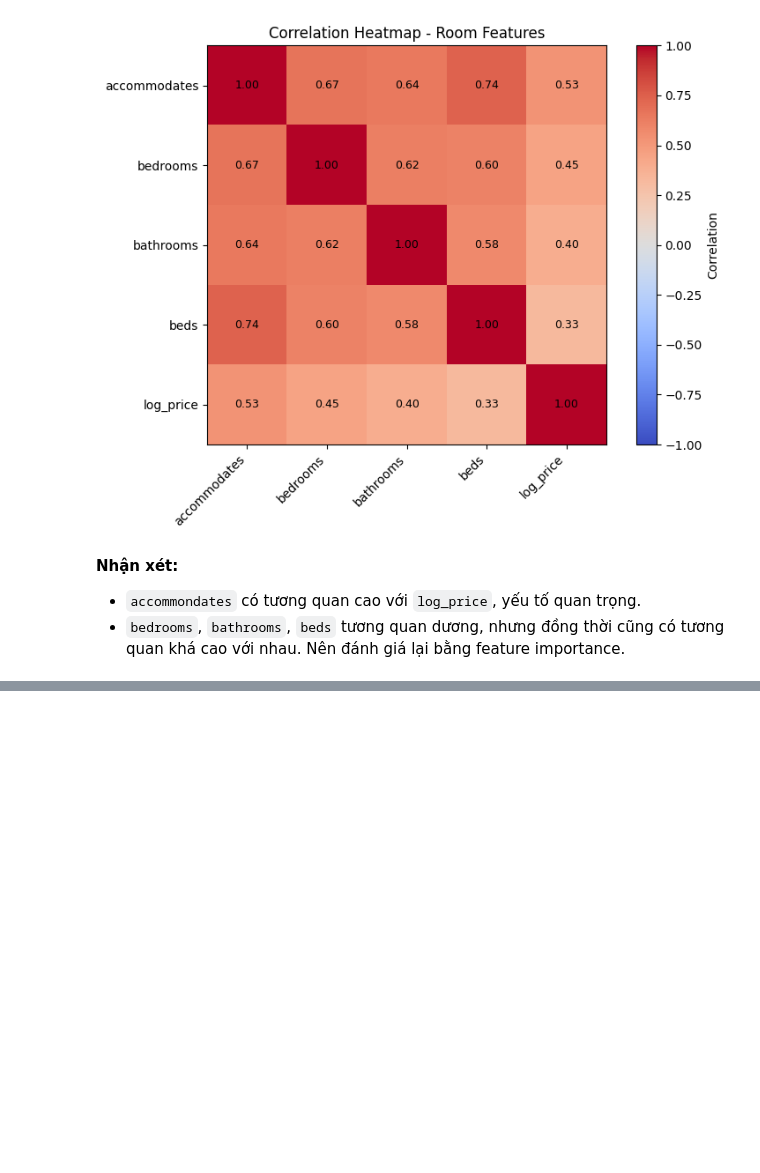
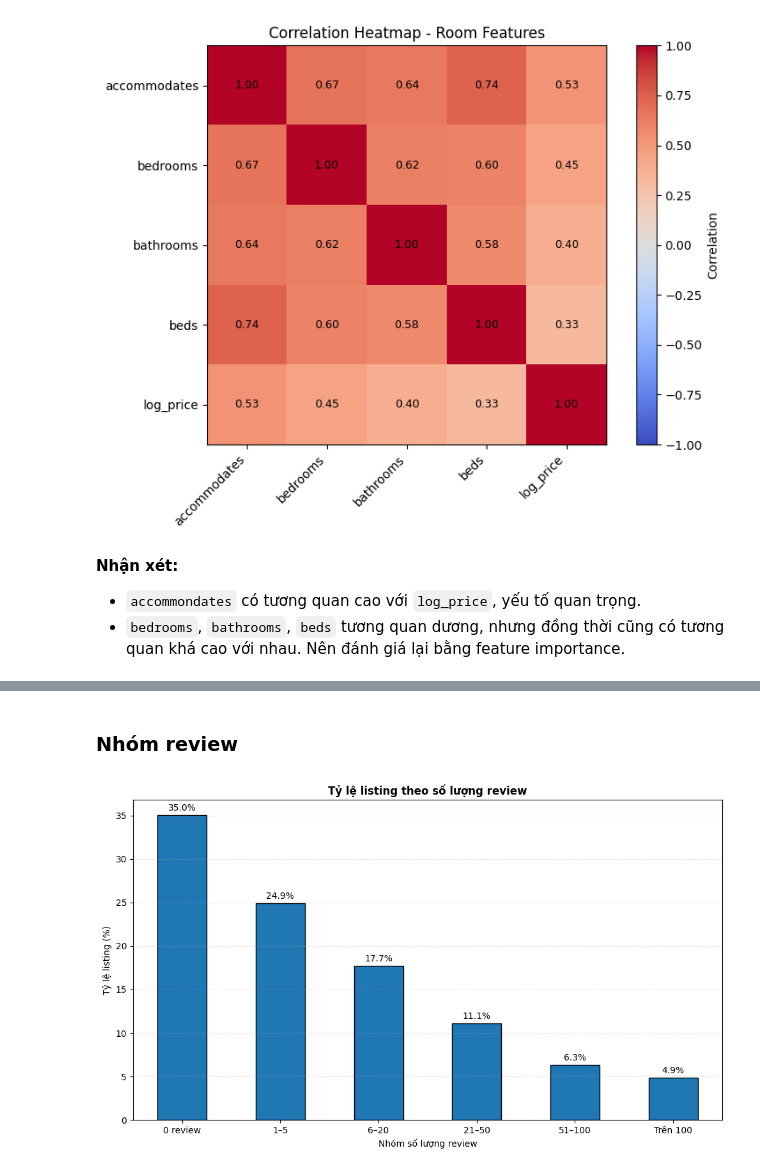
Before and after one commit to pamern/airbnb-analytics-platform, a Jupyter notebook: notebooks/01_eda.ipynb, the cells around one changed output, grey strips where cells are left out. Cells and saved outputs as stored; diff of their text form; code cells hidden in the pictures; blank space fills up the shorter version.

```diff
--- a/notebooks/01_eda.ipynb
+++ b/notebooks/01_eda.ipynb
@@ -586,0 +780,46 @@ plt.show()
+# %% [markdown]
+### Nhóm review
+# %%
+review_count_bins = [-1, 0, 5, 20, 50, 100, np.inf]
+
+review_count_labels = [
+    "0 review",
+    "1–5",
+    "6–20",
+    "21–50",
+    "51–100",
+    "Trên 100"
+]
+
+listings_eda["review_count_group"] = pd.cut(
+    listings_eda["number_of_reviews"],
+    bins=review_count_bins,
+    labels=review_count_labels
+)
+
+review_count_share = (
+    listings_eda["review_count_group"]
+    .value_counts(normalize=True)
+    .reindex(review_count_labels)
+    .mul(100)
+)
+
+ax = review_count_share.plot(
+    kind="bar",
+    figsize=(10, 6),
+    edgecolor="black"
+)
+
+ax.set_title("Tỷ lệ listing theo số lượng review", fontweight="bold")
+ax.set_xlabel("Nhóm số lượng review")
+ax.set_ylabel("Tỷ lệ listing (%)")
+ax.tick_params(axis="x", rotation=0)
+ax.grid(axis="y", linestyle="--", alpha=0.3)
+
+for container in ax.containers:
+    ax.bar_label(container, fmt="%.1f%%", padding=3)
+
+plt.tight_layout()
+plt.show()
+# %% [output]
+[figure, added]
```
Also changed, not shown: parts of 29 cells of this notebook.
